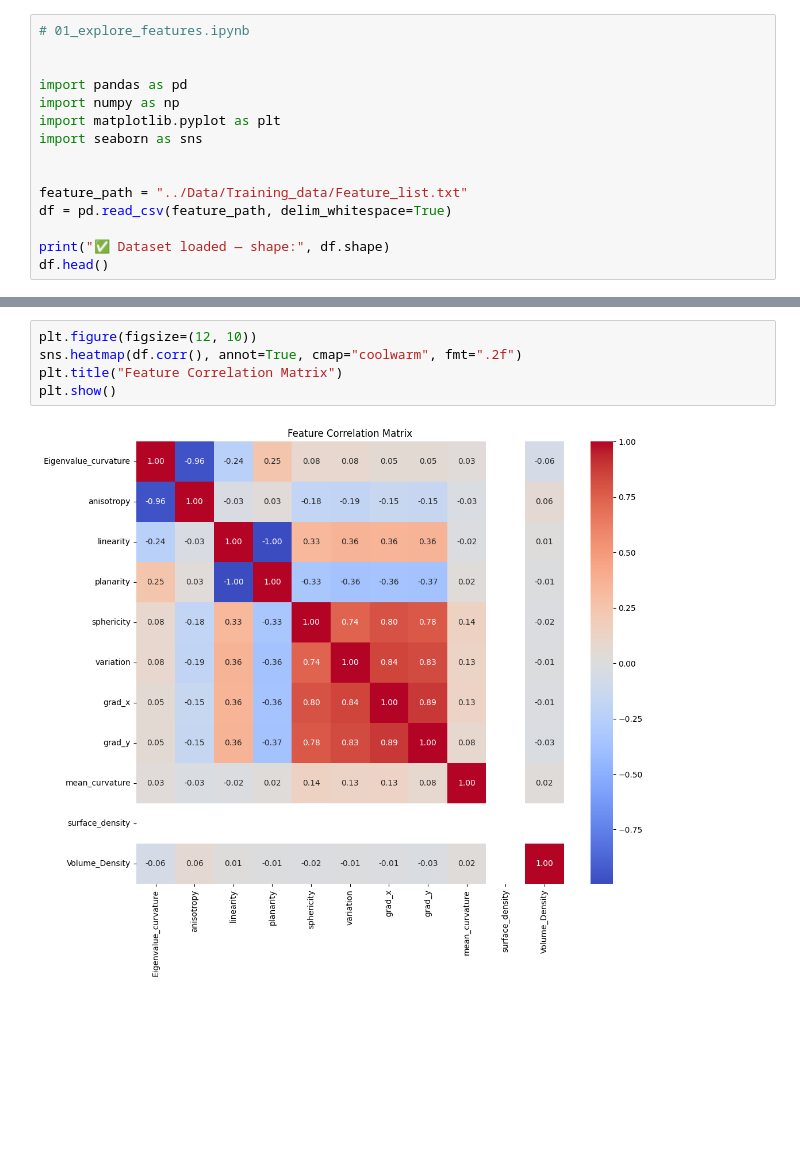
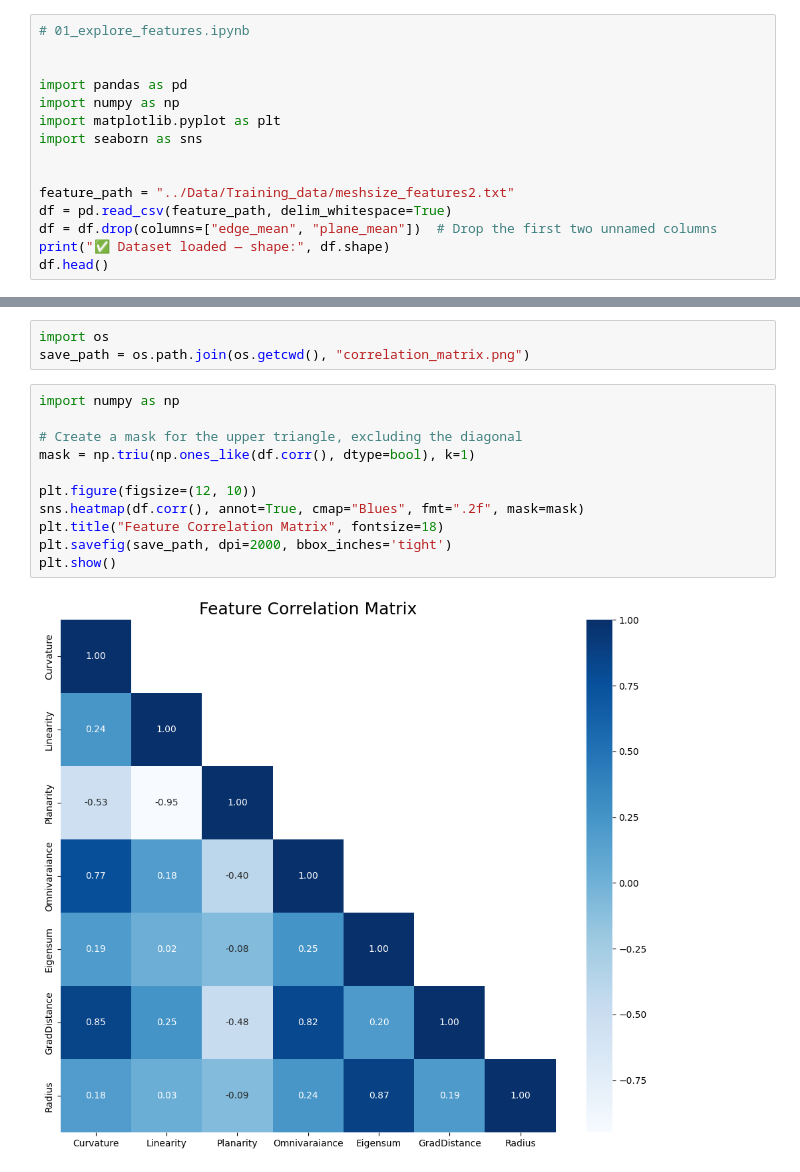
Before and after one commit to MagnusKarlsen1/PCQA-NN, a Jupyter notebook: Code/Gradient NN/notebooks/01_explore_features.ipynb, the cells around one changed output, grey strips where cells are left out. Drawn from its saved outputs; the diff is of its cells as text; blank space fills up the shorter version.

```diff
--- a/Code/Gradient NN/notebooks/01_explore_features.ipynb
+++ b/Code/Gradient NN/notebooks/01_explore_features.ipynb
@@ -8,9 +8,9 @@ import matplotlib.pyplot as plt
 import seaborn as sns
 
 
-feature_path = "../Data/Training_data/Feature_list.txt"
+feature_path = "../Data/Training_data/meshsize_features2.txt"
 df = pd.read_csv(feature_path, delim_whitespace=True)
-
+df = df.drop(columns=["edge_mean", "plane_mean"])  # Drop the first two unnamed columns
 print("✅ Dataset loaded — shape:", df.shape)
 df.head()
 # %% [output]
@@ -39,7 +35,16 @@ df.describe().T
+# %%
+import os
+save_path = os.path.join(os.getcwd(), "correlation_matrix.png")
 # %%
+import numpy as np
+
+# Create a mask for the upper triangle, excluding the diagonal
+mask = np.triu(np.ones_like(df.corr(), dtype=bool), k=1)
+
 plt.figure(figsize=(12, 10))
-sns.heatmap(df.corr(), annot=True, cmap="coolwarm", fmt=".2f")
-plt.title("Feature Correlation Matrix")
+sns.heatmap(df.corr(), annot=True, cmap="Blues", fmt=".2f", mask=mask)
+plt.title("Feature Correlation Matrix", fontsize=18)
+plt.savefig(save_path, dpi=2000, bbox_inches='tight')
 plt.show()
 # %% [output]
-[figure, old version]
+[figure, new version]
```
Also changed, not shown: parts of 2 cells of this notebook, 16 other files.
